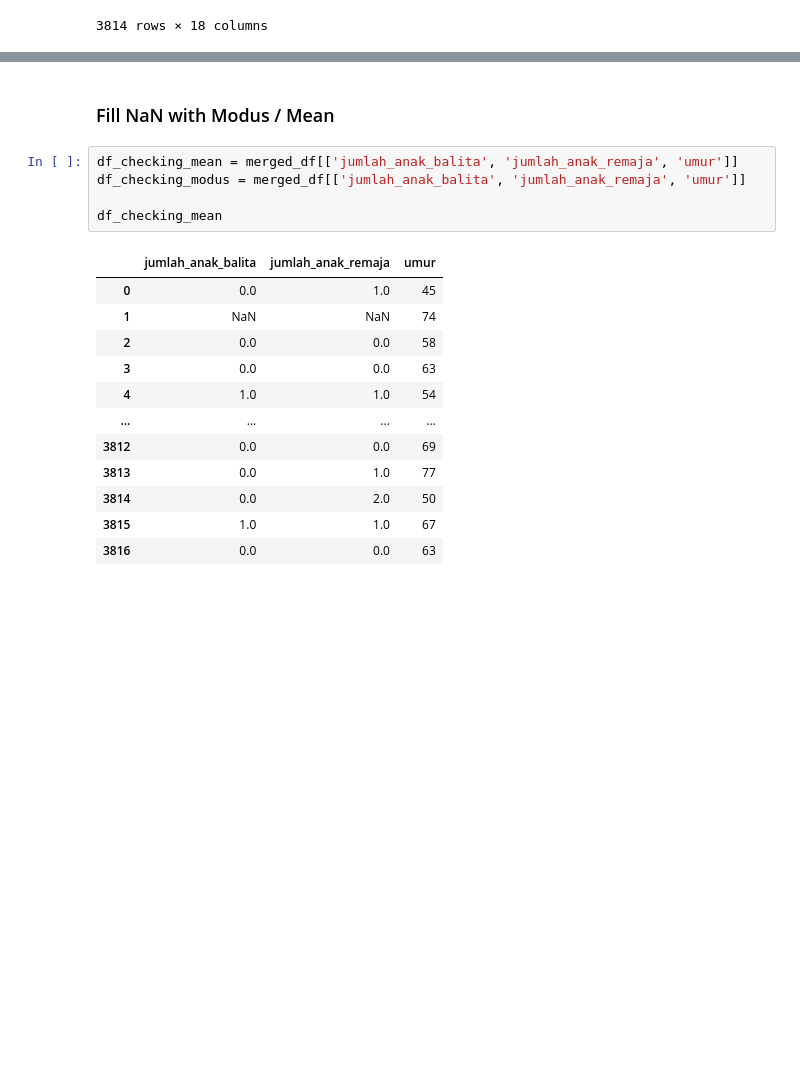
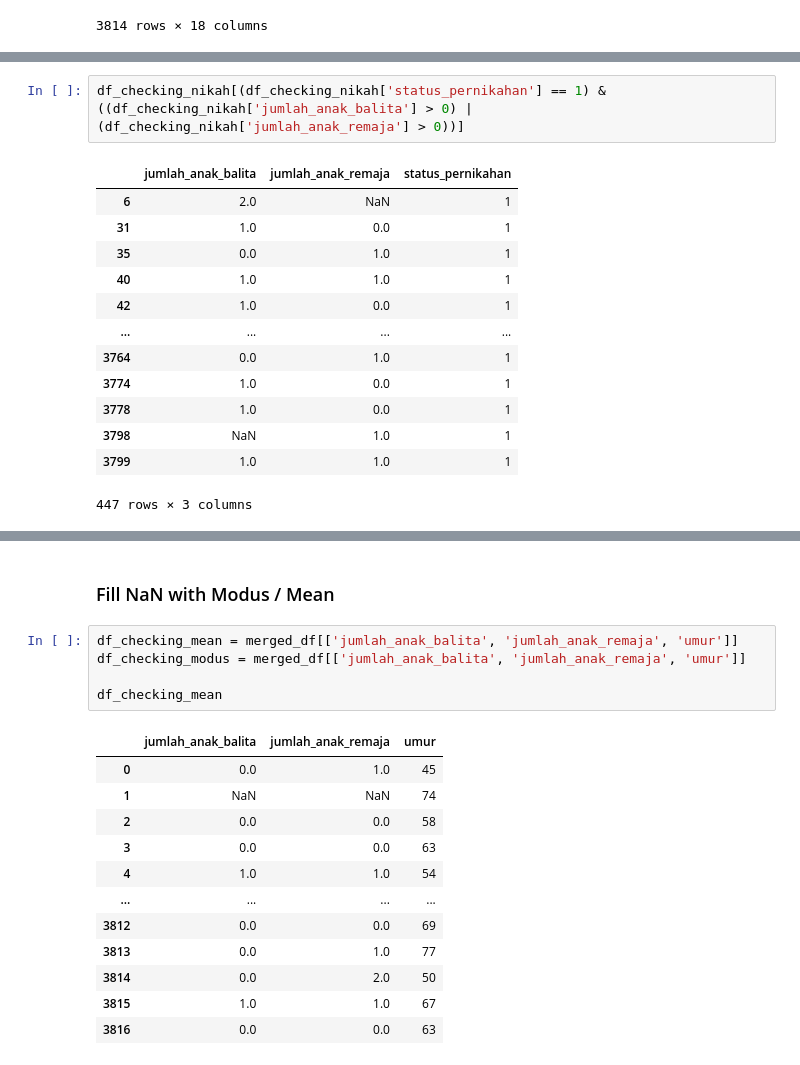
Before and after one commit to xylamaharani/FindIT-Kaggle-Competition, a Jupyter notebook: notebook.ipynb, the cells around one changed output, grey strips where cells are left out. Cells and saved outputs as stored; diff of their text form; blank space fills up the shorter version.

```diff
--- a/notebook.ipynb
+++ b/notebook.ipynb
@@ -300,0 +321,16 @@ merged_df
+# %%
+df_checking_nikah[(df_checking_nikah['status_pernikahan'] == 1) & ((df_checking_nikah['jumlah_anak_balita'] > 0) | (df_checking_nikah['jumlah_anak_remaja'] > 0))]
+# %% [output]
+|  | jumlah_anak_balita | jumlah_anak_remaja | status_pernikahan |
+| 6 | 2.0 | NaN | 1 |
+| 31 | 1.0 | 0.0 | 1 |
+| 35 | 0.0 | 1.0 | 1 |
+| 40 | 1.0 | 1.0 | 1 |
+| 42 | 1.0 | 0.0 | 1 |
+| ... | ... | ... | ... |
+| 3764 | 0.0 | 1.0 | 1 |
+| 3774 | 1.0 | 0.0 | 1 |
+| 3778 | 1.0 | 0.0 | 1 |
+| 3798 | NaN | 1.0 | 1 |
+| 3799 | 1.0 | 1.0 | 1 |
+447 rows × 3 columns
```
Also changed, not shown: parts of 5 cells of this notebook.
